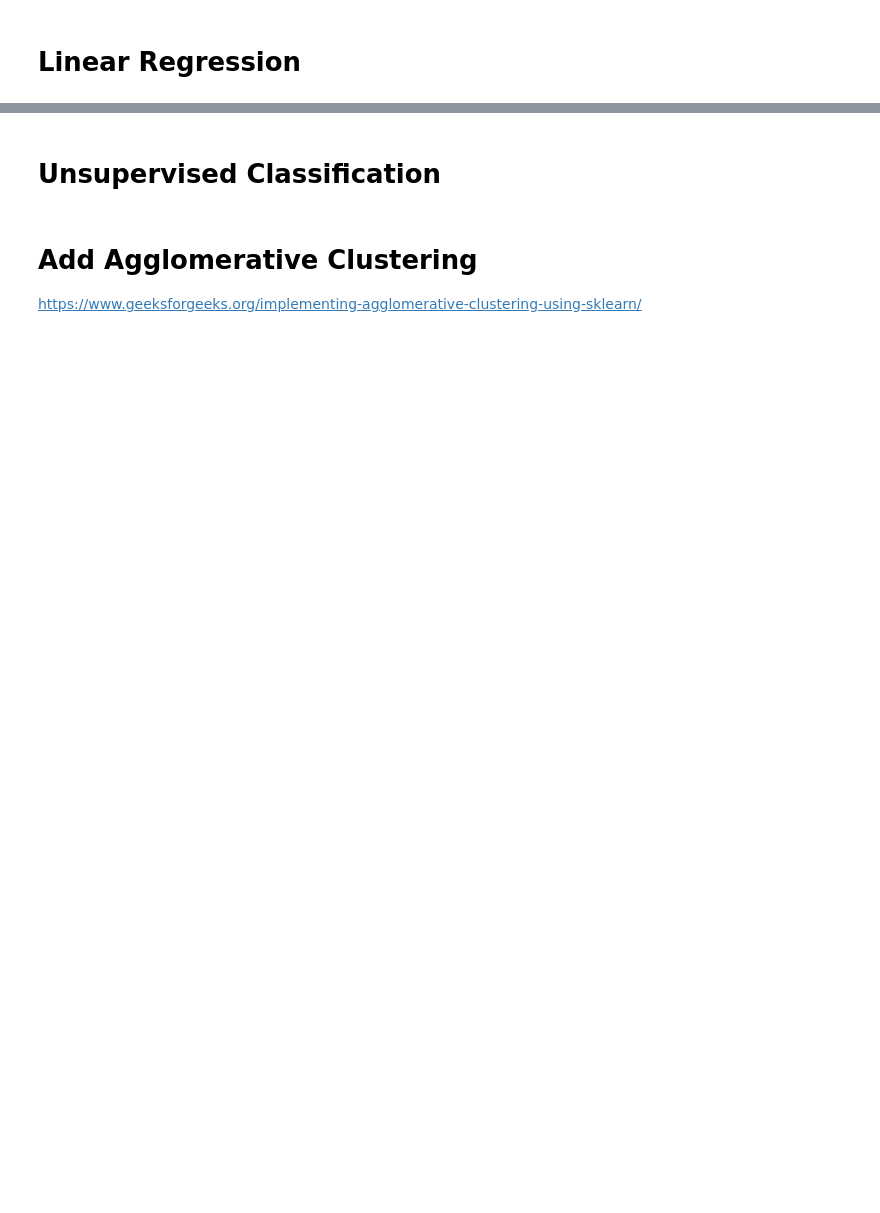
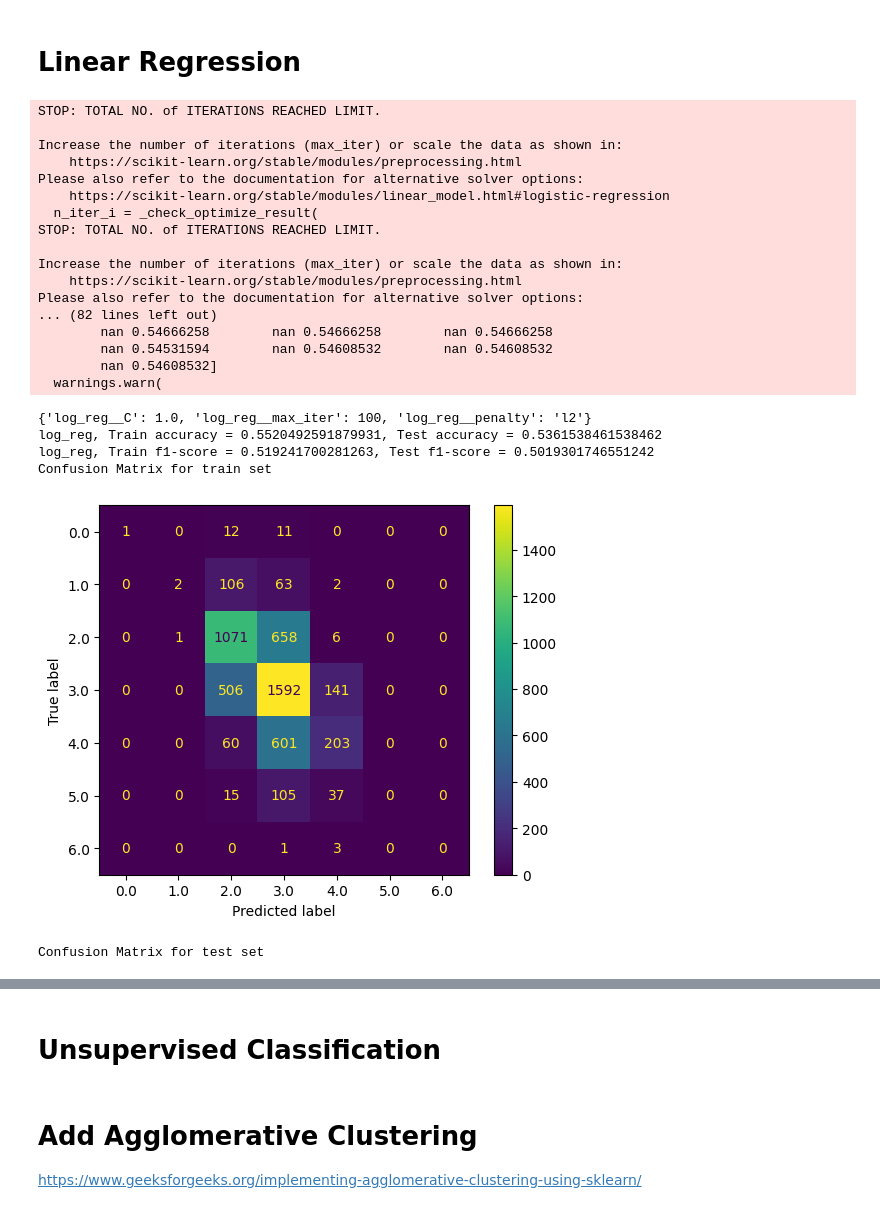
Before and after one commit to Dropptimus/D7041E_Mini_project, a Jupyter notebook: full_pipeline.ipynb, the cells around one changed output, grey strips where cells are left out. Drawn from its saved outputs; the diff is of its cells as text; code cells hidden in the pictures; blank space fills up the shorter version.

```diff
--- a/full_pipeline.ipynb
+++ b/full_pipeline.ipynb
@@ -110,4 +124,4 @@ def import_dataset(uci_id, encoder):
 # %%
 ordinal_encoder = OrdinalEncoder()
-X, y = import_dataset(dataset_id["breast_cancer_wisconsin"], ordinal_encoder)
+X, y = import_dataset(dataset_id["wine_quality"], ordinal_encoder)
 y = encode_categorical_features(y, ordinal_encoder)
@@ -217,14 +169,38 @@ Confusion Matrix for test set
 # %% [markdown]
 # Linear Regression
 # %%
-# log_reg = LogisticRegression()
-# # params taken from here: https://www.geeksforgeeks.org/how-to-optimize-logistic-regression-performance/
-# params = [
-#     {'log_reg__penalty':['l1','l2','elasticnet','none'],
-#     'log_reg__C' : np.logspace(-4,4,20),
-#     'log_reg__solver': ['lbfgs','newton-cg','liblinear','sag','saga'],
-#     'log_reg__max_iter'  : [100,1000,2500,5000]
-# }
-# ]
+log_reg = LogisticRegression()
+# params taken from here: https://www.geeksforgeeks.org/how-to-optimize-logistic-regression-performance/
+# and from here https://www.kaggle.com/code/enespolat/grid-search-with-logistic-regression
+params = [
+    {'log_reg__penalty':['l1','l2'],
+    'log_reg__C' : np.logspace(-3,3,7),
+    'log_reg__max_iter'  : [100,1000,2500,5000]
+}
+]
 
-# test_classifier(log_reg, "log_reg", params, X_train, y_train, X_test, y_test)
+test_classifier(log_reg, "log_reg", params, X_train, y_train, X_test, y_test)
+# %% [output]
+STOP: TOTAL NO. of ITERATIONS REACHED LIMIT.
+
+Increase the number of iterations (max_iter) or scale the data as shown in:
+    https://scikit-learn.org/stable/modules/preprocessing.html
+Please also refer to the documentation for alternative solver options:
+    https://scikit-learn.org/stable/modules/linear_model.html#logistic-regression
+  n_iter_i = _check_optimize_result(
+STOP: TOTAL NO. of ITERATIONS REACHED LIMIT.
+
+Increase the number of iterations (max_iter) or scale the data as shown in:
+    https://scikit-learn.org/stable/modules/preprocessing.html
+Please also refer to the documentation for alternative solver options:
+... (82 lines left out)
+        nan 0.54666258        nan 0.54666258        nan 0.54666258
+        nan 0.54531594        nan 0.54608532        nan 0.54608532
+        nan 0.54608532]
+  warnings.warn(
+{'log_reg__C': 1.0, 'log_reg__max_iter': 100, 'log_reg__penalty': 'l2'}
+log_reg, Train accuracy = 0.5520492591879931, Test accuracy = 0.5361538461538462
+log_reg, Train f1-score = 0.519241700281263, Test f1-score = 0.5019301746551242
+Confusion Matrix for train set
+[figure, added]
+Confusion Matrix for test set
```
Also changed, not shown: parts of 13 cells of this notebook, 1 other file.
